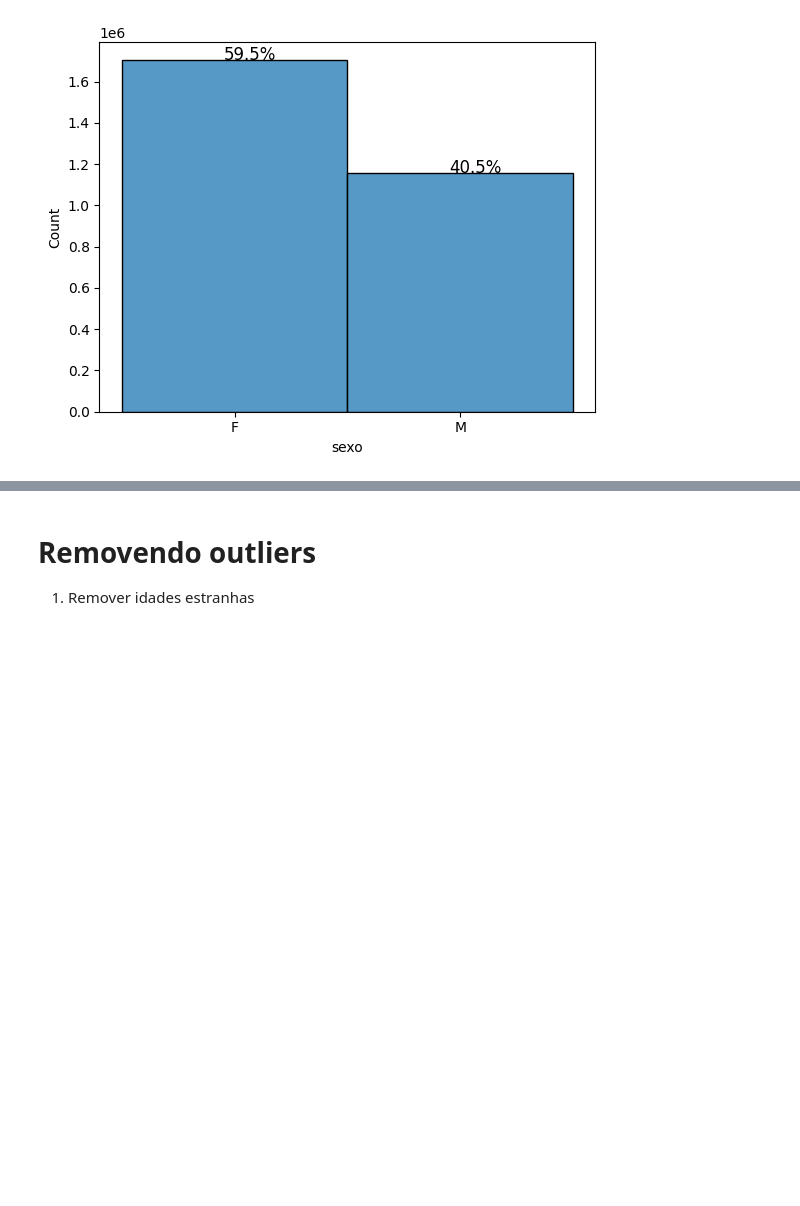
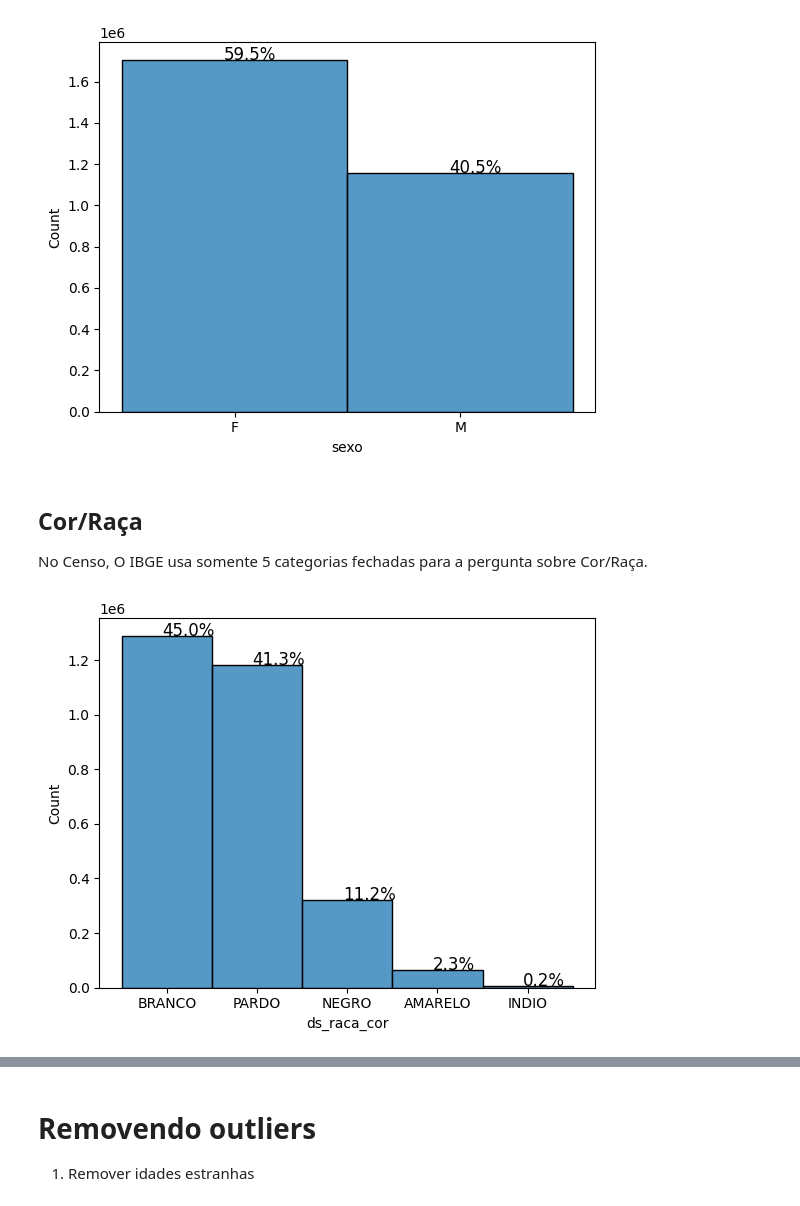
Before and after one commit to MarcosViniciusAraujo/puc-rio-aprendizado-automatico, a Jupyter notebook: Educacao_superior.ipynb, the cells around one changed output, grey strips where cells are left out. Drawn from its saved outputs; the diff is of its cells as text; code cells hidden in the pictures; blank space fills up the shorter version.

```diff
--- a/Educacao_superior.ipynb
+++ b/Educacao_superior.ipynb
@@ -395,3 +395,16 @@ ax = sns.histplot(
 without_hue(ax, df['sexo'])
 # %% [output]
 [figure]
+# %% [markdown]
+## Cor/Raça
+
+No Censo, O IBGE usa somente 5 categorias fechadas para a pergunta sobre Cor/Raça.
+# %%
+ax = sns.histplot(
+    data=df['ds_raca_cor'],
+    stat='count'
+)
+
+without_hue(ax, df['ds_raca_cor'])
+# %% [output]
+[figure, added]
```
Also changed, not shown: parts of 16 cells of this notebook.
